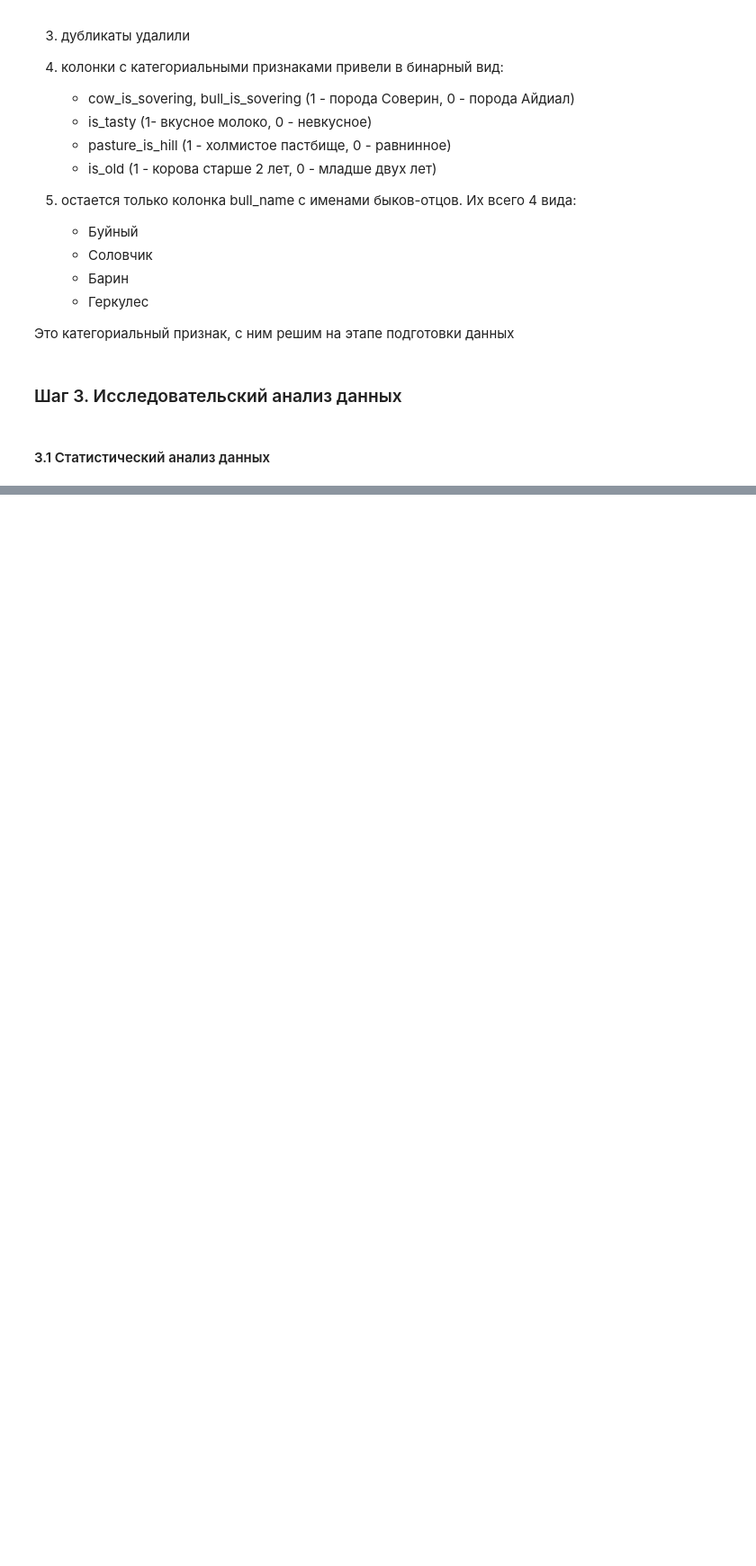
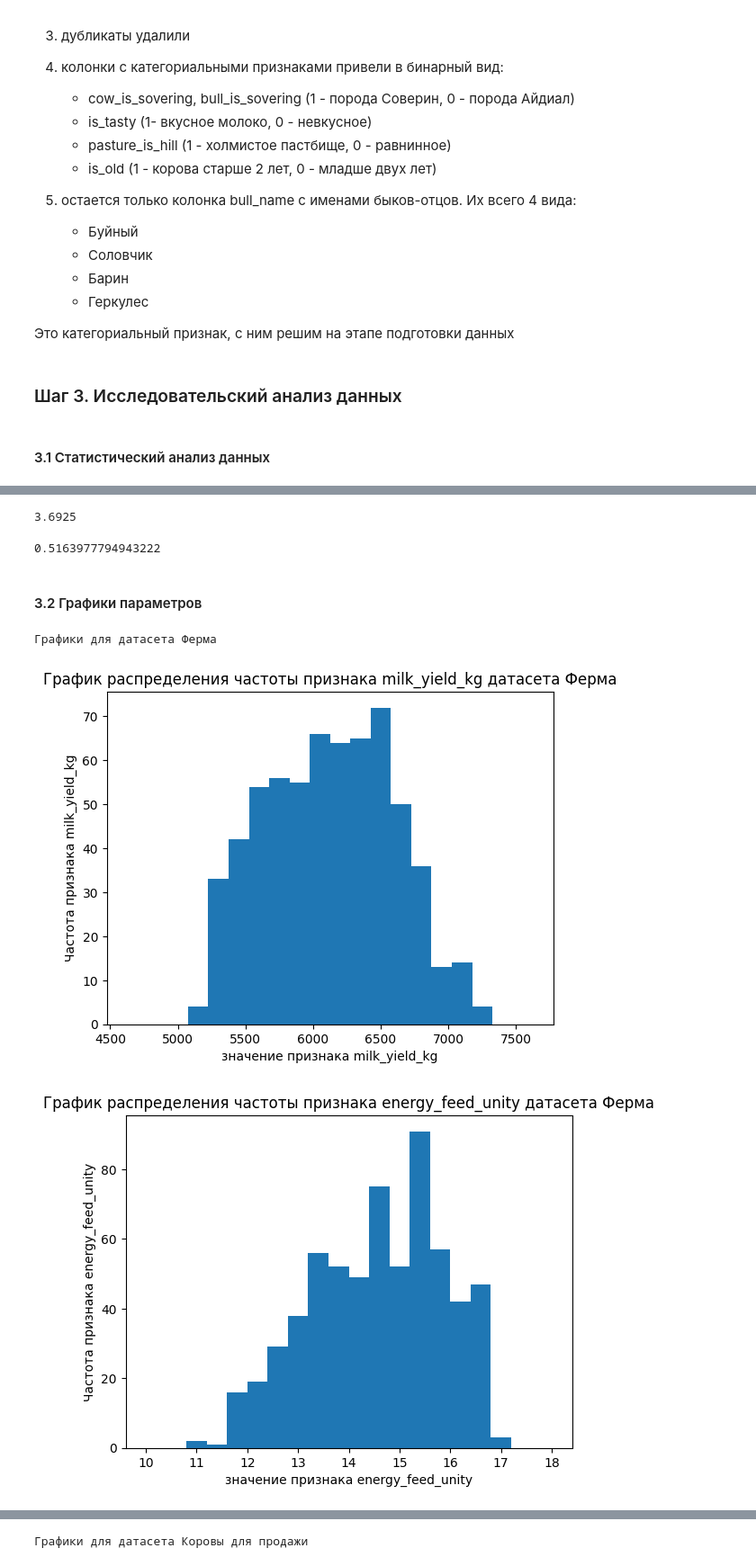
Before and after one commit to anthonypotekhin/studying, a Jupyter notebook: yandex_practicum/mashine_learning_proj.ipynb, the cells around one changed output, grey strips where cells are left out. Shown at 90% size. Cells and saved outputs as stored; diff of their text form; code cells hidden in the pictures; blank space fills up the shorter version.

```diff
--- a/yandex_practicum/mashine_learning_proj.ipynb
+++ b/yandex_practicum/mashine_learning_proj.ipynb
@@ -739,0 +742,4 @@ cow_buy_df
+# %%
+ferma_df = ferma_df.merge(ferma_dad_df,
+               how='left',
+               on='id')
@@ -787,6 +802,3 @@ None
 ### Шаг 3. Исследовательский анализ данных
 # %% [markdown]
 #### 3.1 Статистический анализ данных
-# %%
-for dataset in [ferma_df, cow_buy_df]:
-    print(dataset.describe().T)
@@ -810,0 +835,43 @@ is_old                   1.00000  1.000
+# %%
+cow_buy_df.milk_fat_percent.quantile(0.75)
+# %% [output]
+3.6925
+# %%
+cow_buy_df.describe().T.loc['cow_is_sovering', 'std']
+# %% [output]
+0.5163977794943222
+# %% [markdown]
+#### 3.2 Графики параметров
+# %%
+numeric_columns=['milk_yield_kg', 'energy_feed_unity', 'crude_protein_g',
+       'sugar_protein_ratio','milk_fat_percent', 'percent_protein_in_milk']
+
+categorical_columns = ['cow_is_sovering', 'pasture_is_hill',
+       'bull_is_sovering','is_tasty', 'is_old', 'bull_name']
+# %%
+
+for ind in range(2):
+    dataset = (ferma_df, cow_buy_df)[ind]
+    dataset_name= ('Ферма', 'Коровы для продажи')[ind]
+
+    print(f'Графики для датасета {dataset_name}')
+    for col in numeric_columns:
+        try:
+            quantil_75 = dataset[col].quantile(0.75)
+            quantil_25 = dataset[col].quantile(0.25)
+            min_val = int(quantil_25- 1.5*(quantil_75-quantil_25))
+            max_val= int(quantil_75 +  1.5*(quantil_75-quantil_25))
+            plt.hist(dataset[col],
+                    bins=20,
+                    range=(min_val, max_val))
+            plt.title(f'График распределения частоты признака {col} датасета {dataset_name}')
+            plt.xlabel(f'значение признака {col}')
+            plt.ylabel(f'Частота признака {col}')
+            plt.show()
+
+        except KeyError:
+            continue
+# %% [output]
+Графики для датасета Ферма
+[figure, added]
+[figure, added]
@@ -810,0 +882 @@ is_old                   1.00000  1.000
+Графики для датасета Коровы для продажи
```
Also changed, not shown: parts of 7 cells of this notebook.
